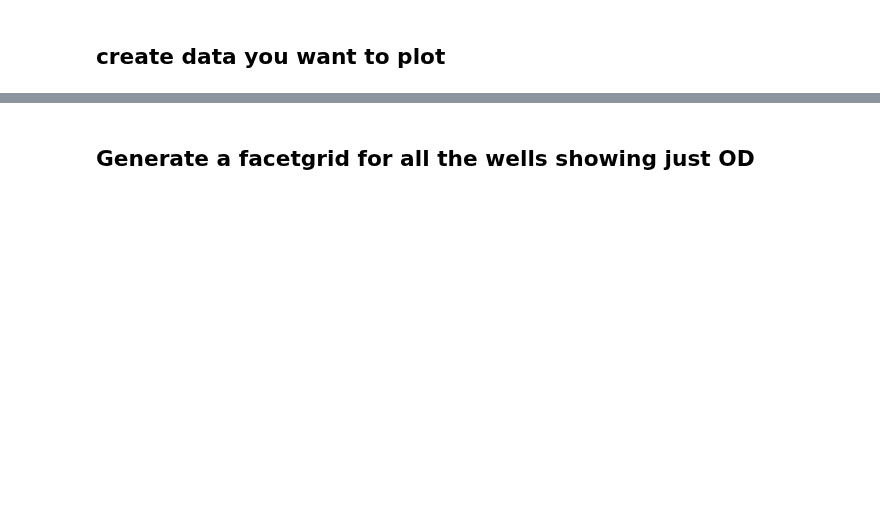
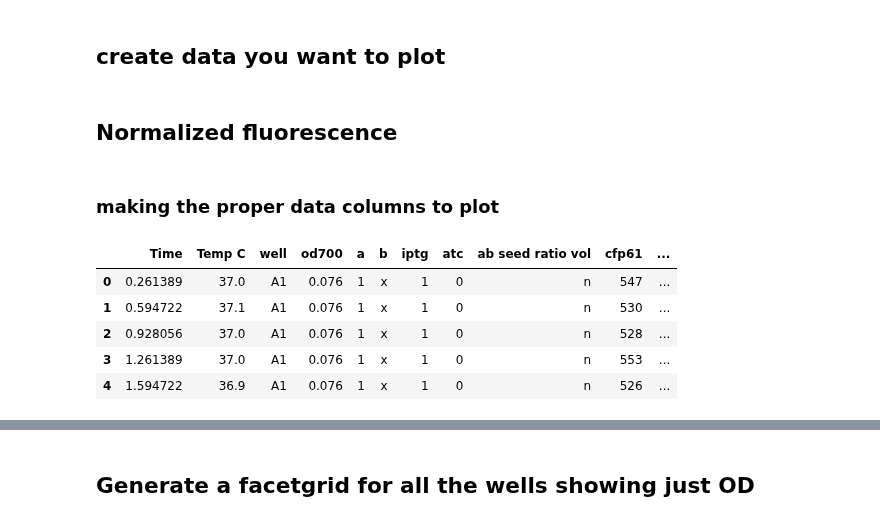
Before and after one commit to geezerbriefs/xpspython, a Jupyter notebook: biotek/plot A=B biotek data.ipynb, the cells around one changed output, grey strips where cells are left out. Drawn from its saved outputs; the diff is of its cells as text; code cells hidden in the pictures; blank space fills up the shorter version.

```diff
--- a/biotek/plot A=B biotek data.ipynb
+++ b/biotek/plot A=B biotek data.ipynb
@@ -76,0 +70,13 @@ ot, c61, c100, y61, y100 = [data_dict[sheet] for sheet in sheets_to_plot]
+# %% [markdown]
+## Normalized fluorescence
+# %% [markdown]
+### making the proper data columns to plot
+# %%
+norm_fluor.head()
+# %% [output]
+|  | Time | Temp C | well | od700 | a | b | iptg | atc | ab seed ratio vol | cfp61 | ... |
+| 0 | 0.261389 | 37.0 | A1 | 0.076 | 1 | x | 1 | 0 | n | 547 | ... |
+| 1 | 0.594722 | 37.1 | A1 | 0.076 | 1 | x | 1 | 0 | n | 530 | ... |
+| 2 | 0.928056 | 37.0 | A1 | 0.076 | 1 | x | 1 | 0 | n | 528 | ... |
+| 3 | 1.261389 | 37.0 | A1 | 0.076 | 1 | x | 1 | 0 | n | 553 | ... |
+| 4 | 1.594722 | 36.9 | A1 | 0.076 | 1 | x | 1 | 0 | n | 526 | ... |
```
Also changed, not shown: parts of 16 cells of this notebook.
